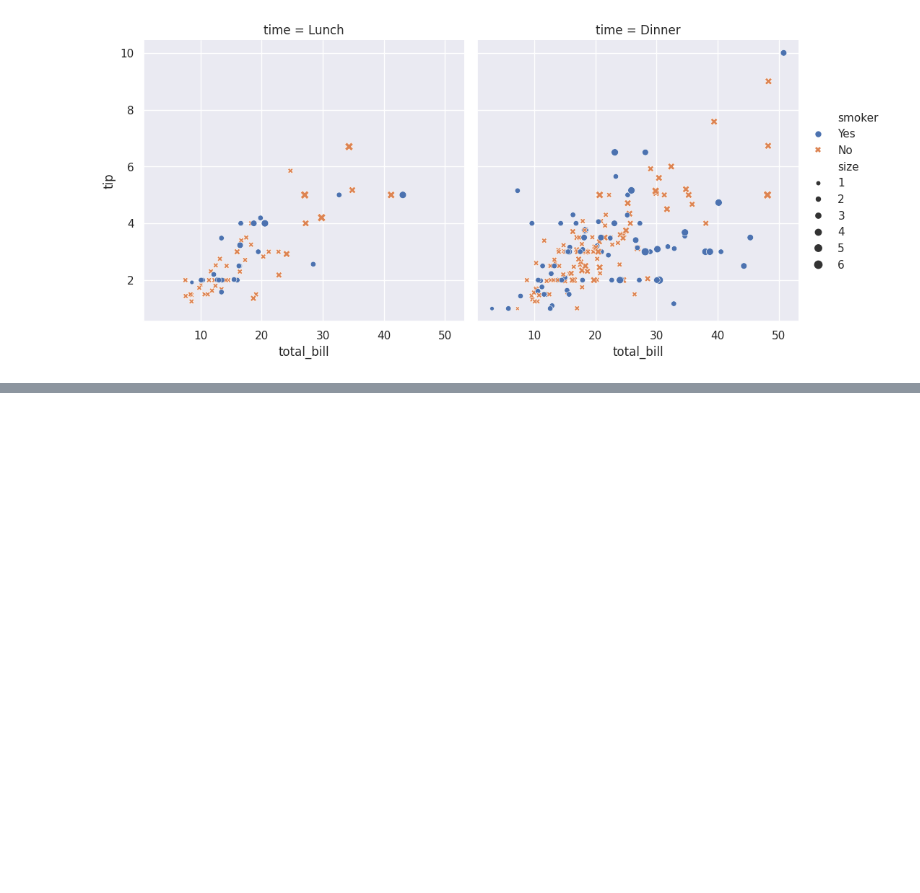
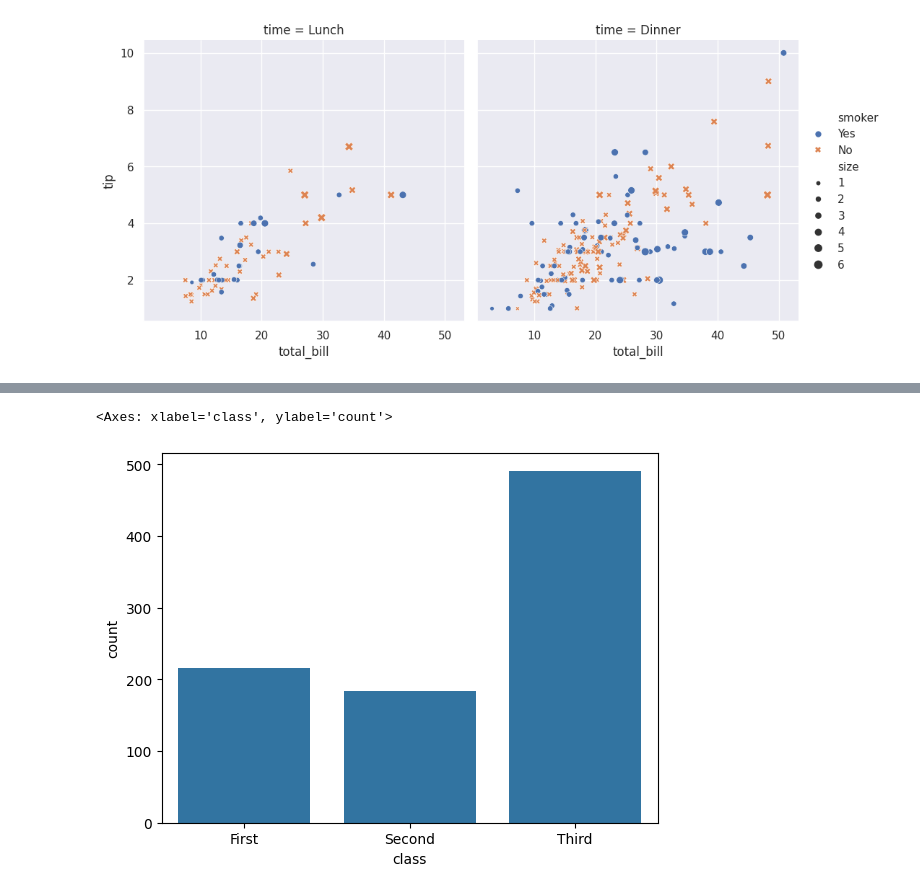
Before and after one commit to ashutoshgithubs/Machine-Learning, a Jupyter notebook: Seaborn.ipynb, the cells around one changed output, grey strips where cells are left out. Drawn from its saved outputs; the diff is of its cells as text; code cells hidden in the pictures; blank space fills up the shorter version.

```diff
--- a/Seaborn.ipynb
+++ b/Seaborn.ipynb
@@ -90,0 +122,5 @@ plt.show()
+# %%
+sns.countplot(data=titanic, x = 'class')
+# %% [output]
+<Axes: xlabel='class', ylabel='count'>
+[figure, added]
```
Also changed, not shown: parts of 19 cells of this notebook.
